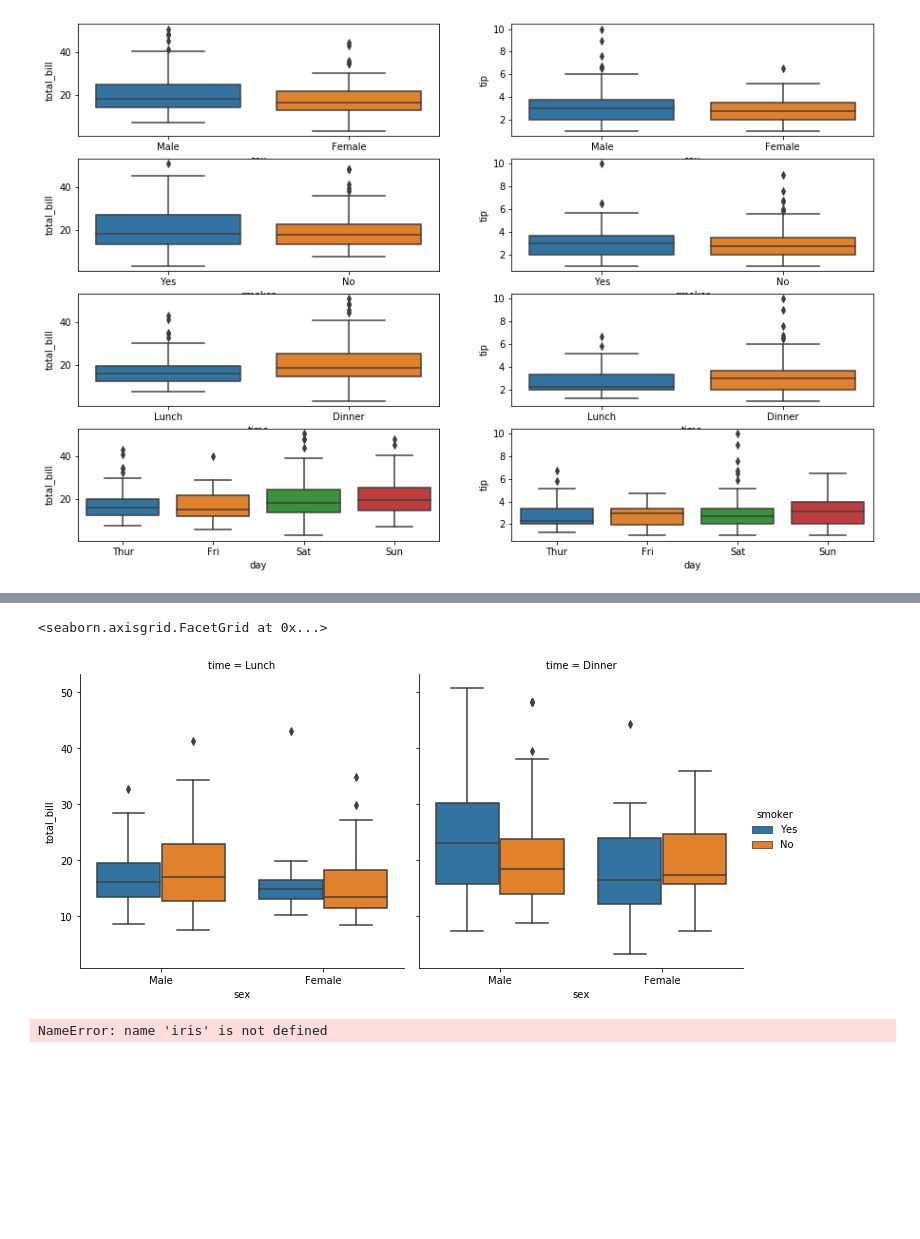
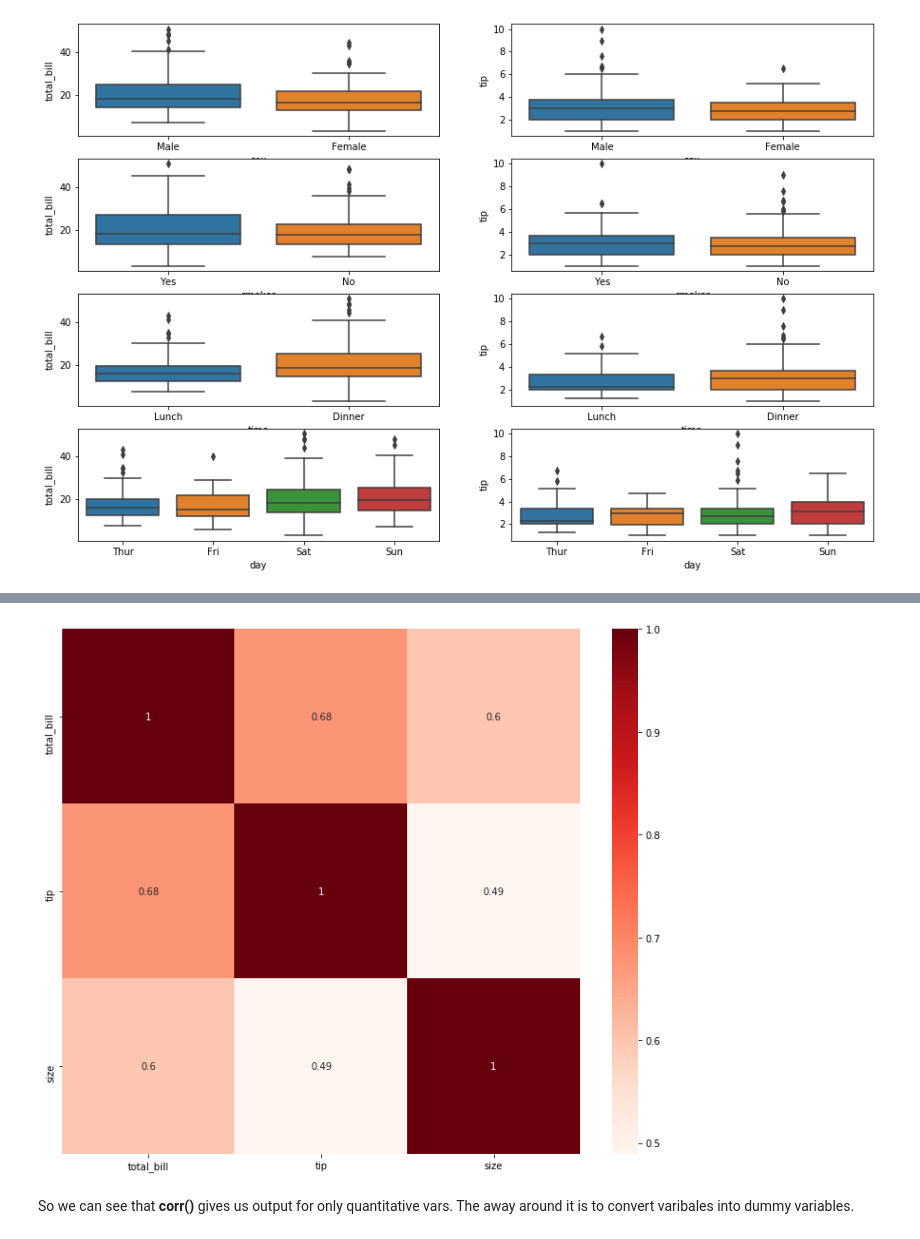
Before and after one commit to Vitalismirnov/-my_fundamentals_of_data_analysis, a Jupyter notebook: Project_VitalijsSmirnovs.ipynb, the cells around one changed output, grey strips where cells are left out. Drawn from its saved outputs; the diff is of its cells as text; code cells hidden in the pictures; blank space fills up the shorter version.

```diff
--- a/Project_VitalijsSmirnovs.ipynb
+++ b/Project_VitalijsSmirnovs.ipynb
@@ -289,9 +296,10 @@ plt.show()
-# %%
-sns.catplot(x= "sex", y= "total_bill", hue ="smoker", col = "time", data=df, kind = "box")
-# %% [output]
-<seaborn.axisgrid.FacetGrid at 0x...>
-[figure, removed]
-# %%
-sns.boxplot(data=iris, orient="h")
-# %% [output]
-NameError: name 'iris' is not defined
+# %%
+# adapted from https://towardsdatascience.com/feature-selection-with-pandas-e3690ad8504b
+plt.figure(figsize=(12,10))
+cor = df.corr()
+sns.heatmap(cor, annot=True, cmap=plt.cm.Reds)
+plt.show()
+# %% [output]
+[figure, added]
+# %% [markdown]
+So we can see that **corr()** gives us output for only quantitative vars. The away around it is to convert varibales into dummy variables.
```
Also changed, not shown: parts of 6 cells of this notebook.
